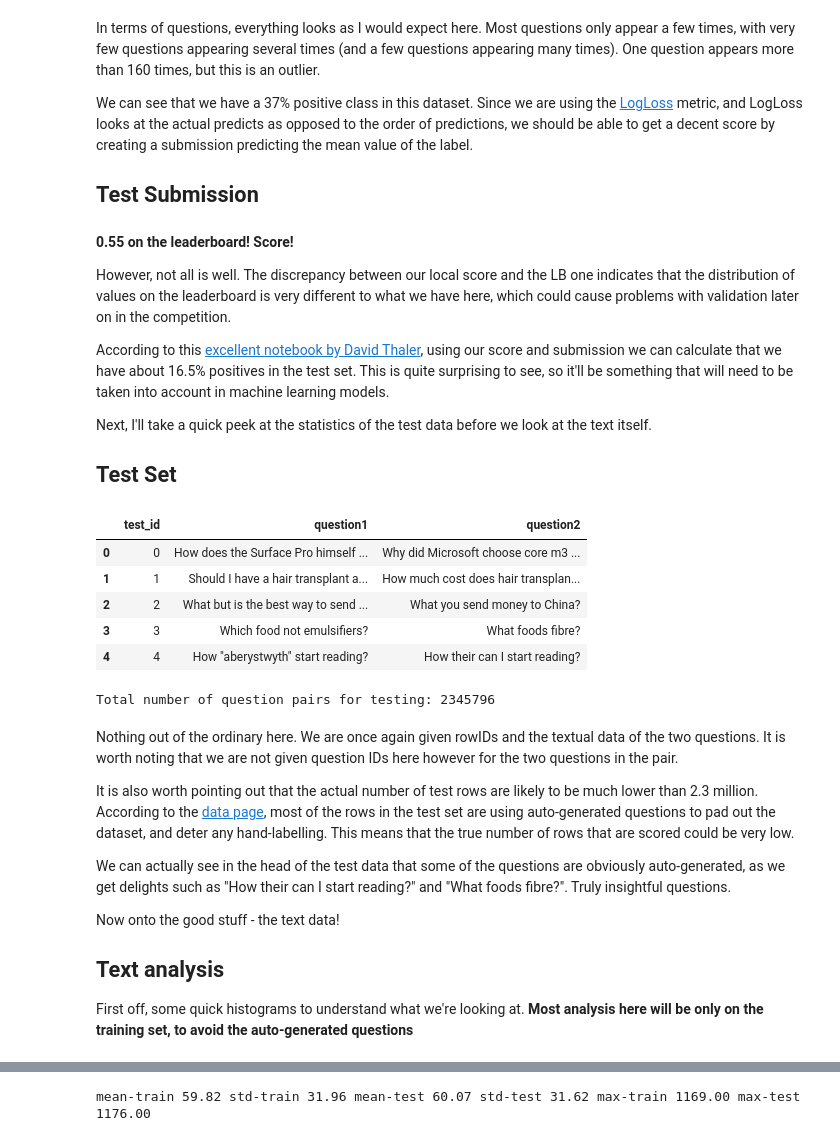
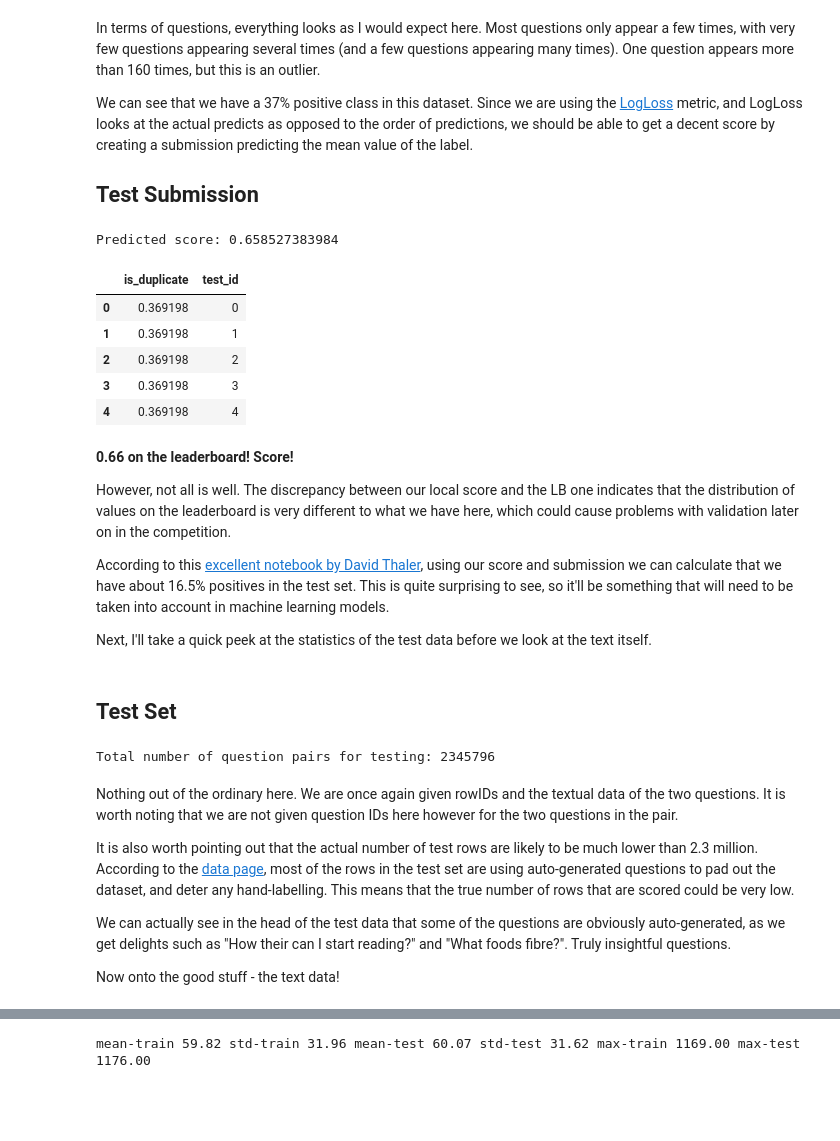
Before and after one commit to SardorAbdullaev/analytics_lab_group_project_2017, a Jupyter notebook: notebook.ipynb, the cells around one changed output, grey strips where cells are left out. Cells and saved outputs as stored; diff of their text form; code cells hidden in the pictures; blank space fills up the shorter version.

```diff
--- a/notebook.ipynb
+++ b/notebook.ipynb
@@ -25,7 +26,7 @@ pal = sns.color_palette()
 
 ## Training set
 # %%
-df_train = pd.read_csv('train.csv')
+df_train = pd.read_csv('/Users/tiziankronsbein/Desktop/Quora/train.csv')
 df_train.head()
 # %% [output]
 |  | id | qid1 | qid2 | question1 | question2 | is_duplicate |
@@ -71,37 +73,39 @@ We can see that we have a 37% positive class in this dataset. Since we are using
 # %%
 from sklearn.metrics import log_loss
 
 p = df_train['is_duplicate'].mean() # Our predicted probability
 print('Predicted score:', log_loss(df_train['is_duplicate'], np.zeros_like(df_train['is_duplicate']) + p))
 
-df_test = pd.read_csv('test.csv')
+df_test = pd.read_csv('/Users/tiziankronsbein/Desktop/Quora/test.csv')
 sub = pd.DataFrame({'test_id': df_test['test_id'], 'is_duplicate': p})
 sub.to_csv('naive_submission.csv', index=False)
 sub.head()
+# %% [output]
+Predicted score: 0.658527383984
+|  | is_duplicate | test_id |
+| 0 | 0.369198 | 0 |
+| 1 | 0.369198 | 1 |
+| 2 | 0.369198 | 2 |
+| 3 | 0.369198 | 3 |
+| 4 | 0.369198 | 4 |
 # %% [markdown]
-**0.55 on the leaderboard! Score!**
+ **0.66 on the leaderboard! Score!**
 
-However, not all is well. The discrepancy between our local score and the LB one indicates that the distribution of values on the leaderboard is very different to what we have here, which could cause problems with validation later on in the competition.
+ However, not all is well. The discrepancy between our local score and the LB one indicates that the distribution of values on the leaderboard is very different to what we have here, which could cause problems with validation later on in the competition.
 
-According to this [excellent notebook by David Thaler](www.kaggle.com/davidthaler/quora-question-pairs/how-many-1-s-are-in-the-public-lb/notebook), using our score and submission we can calculate that we have about 16.5% positives in the test set. This is quite surprising to see, so it'll be something that will need to be taken into account in machine learning models.
+ According to this [excellent notebook by David Thaler](www.kaggle.com/davidthaler/quora-question-pairs/how-many-1-s-are-in-the-public-lb/notebook), using our score and submission we can calculate that we have about 16.5% positives in the test set. This is quite surprising to see, so it'll be something that will need to be taken into account in machine learning models.
 
-Next, I'll take a quick peek at the statistics of the test data before we look at the text itself.
-
-## Test Set
+ Next, I'll take a quick peek at the statistics of the test data before we look at the text itself.
+# %% [markdown]
+## Test Set
 # %%
-df_test = pd.read_csv('test.csv')
+df_test = pd.read_csv('/Users/tiziankronsbein/Desktop/Quora/test.csv')
 df_test.head()
+
+
+print('Total number of question pairs for testing: {}'.format(len(df_test)))
 # %% [output]
-|  | test_id | question1 | question2 |
-| 0 | 0 | How does the Surface Pro himself ... | Why did Microsoft choose core m3 ... |
-| 1 | 1 | Should I have a hair transplant a... | How much cost does hair transplan... |
-| 2 | 2 | What but is the best way to send ... | What you send money to China? |
-| 3 | 3 | Which food not emulsifiers? | What foods fibre? |
-| 4 | 4 | How "aberystwyth" start reading? | How their can I start reading? |
+Total number of question pairs for testing: 2345796
-# %%
-print('Total number of question pairs for testing: {}'.format(len(df_test)))
-# %% [output]
-Total number of question pairs for testing: 2345796
 # %% [markdown]
 Nothing out of the ordinary here. We are once again given rowIDs and the textual data of the two questions. It is worth noting that we are not given question IDs here however for the two questions in the pair.
 
@@ -110,6 +114,3 @@ It is also worth pointing out that the actual number of test rows are likely to
 We can actually see in the head of the test data that some of the questions are obviously auto-generated, as we get delights such as "How their can I start reading?" and "What foods fibre?". Truly insightful questions.
 
 Now onto the good stuff - the text data!
-## Text analysis
-
-First off, some quick histograms to understand what we're looking at. **Most analysis here will be only on the training set, to avoid the auto-generated questions**
```
Also changed, not shown: parts of 40 cells of this notebook, 1 other file.
